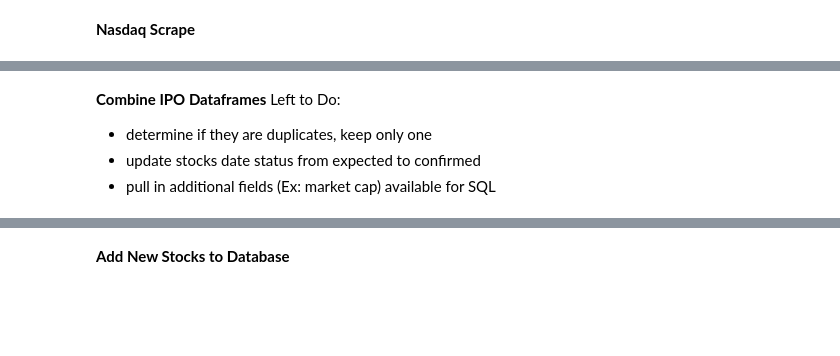
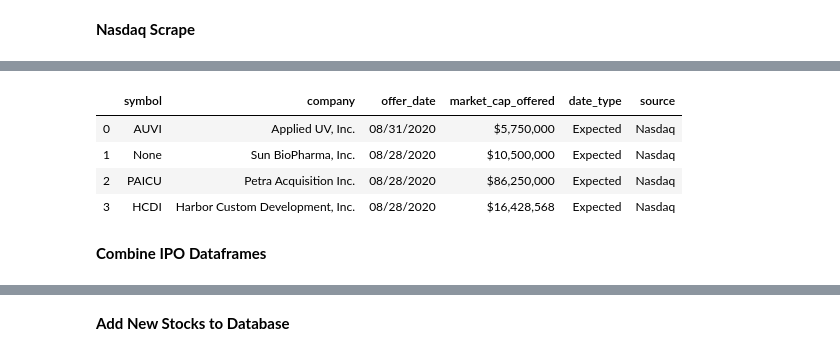
Before and after one commit to admiral810/IPO_tracker, a Jupyter notebook: get_IPO_data.ipynb, the cells around one changed output, grey strips where cells are left out. Saved outputs shown, nothing was run; the diff lists cells and outputs as text; code cells hidden in the pictures; blank space fills up the shorter version.

```diff
--- a/get_IPO_data.ipynb
+++ b/get_IPO_data.ipynb
@@ -126,27 +144,34 @@ nasdaq_priced_df.head()
 # %%
 upcoming_ipos = data["data"]["upcoming"]["upcomingTable"]["rows"]
 
 symbol_list = []
 company_list = []
 offer_date_list = []
 market_cap_list = []
 
 for x in range(len(upcoming_ipos)):
     symbol_list.append(upcoming_ipos[x]["proposedTickerSymbol"])
     company_list.append(upcoming_ipos[x]["companyName"])
     offer_date_list.append(upcoming_ipos[x]["expectedPriceDate"])
     market_cap_list.append(upcoming_ipos[x]["dollarValueOfSharesOffered"])
 
 
 # dataframe with stock info
 nasdaq_upcoming_df = pd.DataFrame({"symbol" : symbol_list,
                    "company" : company_list,
                    "offer_date" : offer_date_list,
                    "market_cap_offered" : market_cap_list
                   })
 
 nasdaq_upcoming_df["date_type"] = "Expected"
+nasdaq_upcoming_df['source'] = "Nasdaq"
 
 nasdaq_upcoming_df.head()
+# %% [output]
+|  | symbol | company | offer_date | market_cap_offered | date_type | source |
+| 0 | AUVI | Applied UV, Inc. | 08/31/2020 | $5,750,000 | Expected | Nasdaq |
+| 1 | None | Sun BioPharma, Inc. | 08/28/2020 | $10,500,000 | Expected | Nasdaq |
+| 2 | PAICU | Petra Acquisition Inc. | 08/28/2020 | $86,250,000 | Expected | Nasdaq |
+| 3 | HCDI | Harbor Custom Development, Inc. | 08/28/2020 | $16,428,568 | Expected | Nasdaq |
 # %%
 # trim to most relevant columns
@@ -155,9 +180,5 @@ nasdaq_upcoming_df = nasdaq_upcoming_df[["symbol", "company", "offer_date", "dat
-# %% [markdown]
-__Combine IPO Dataframes__
-Left to Do:
- - determine if they are duplicates, keep only one
- - update stocks date status from expected to confirmed
- - pull in additional fields (Ex: market cap) available for SQL
+# %% [markdown]
+__Combine IPO Dataframes__
 # %%
 # combine IPO dataframes
 ipo_df = pd.concat([ipo_scoop_recent_df, ipo_scoop_upcoming_df, nasdaq_priced_df, nasdaq_upcoming_df], ignore_index=True, sort=False)
```
Also changed, not shown: parts of 36 cells of this notebook, 4 other files.
